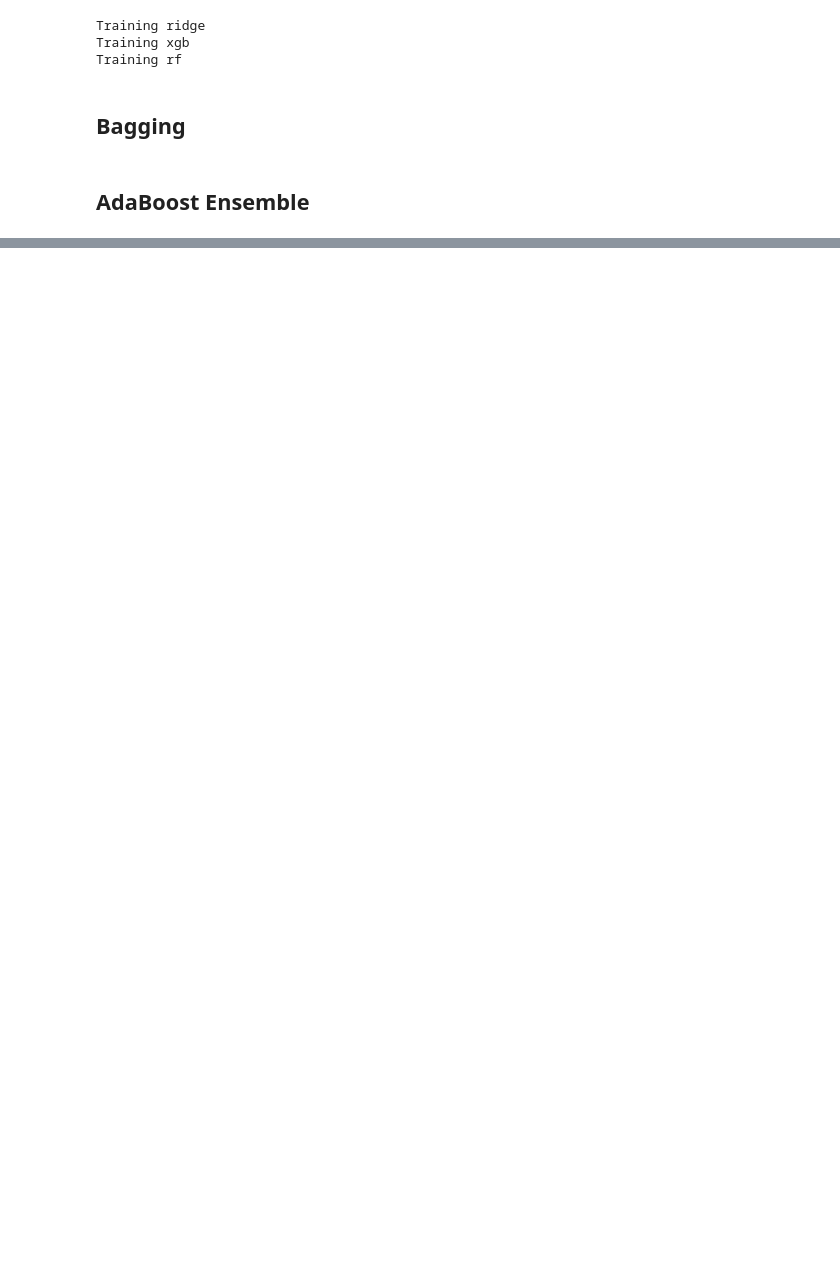
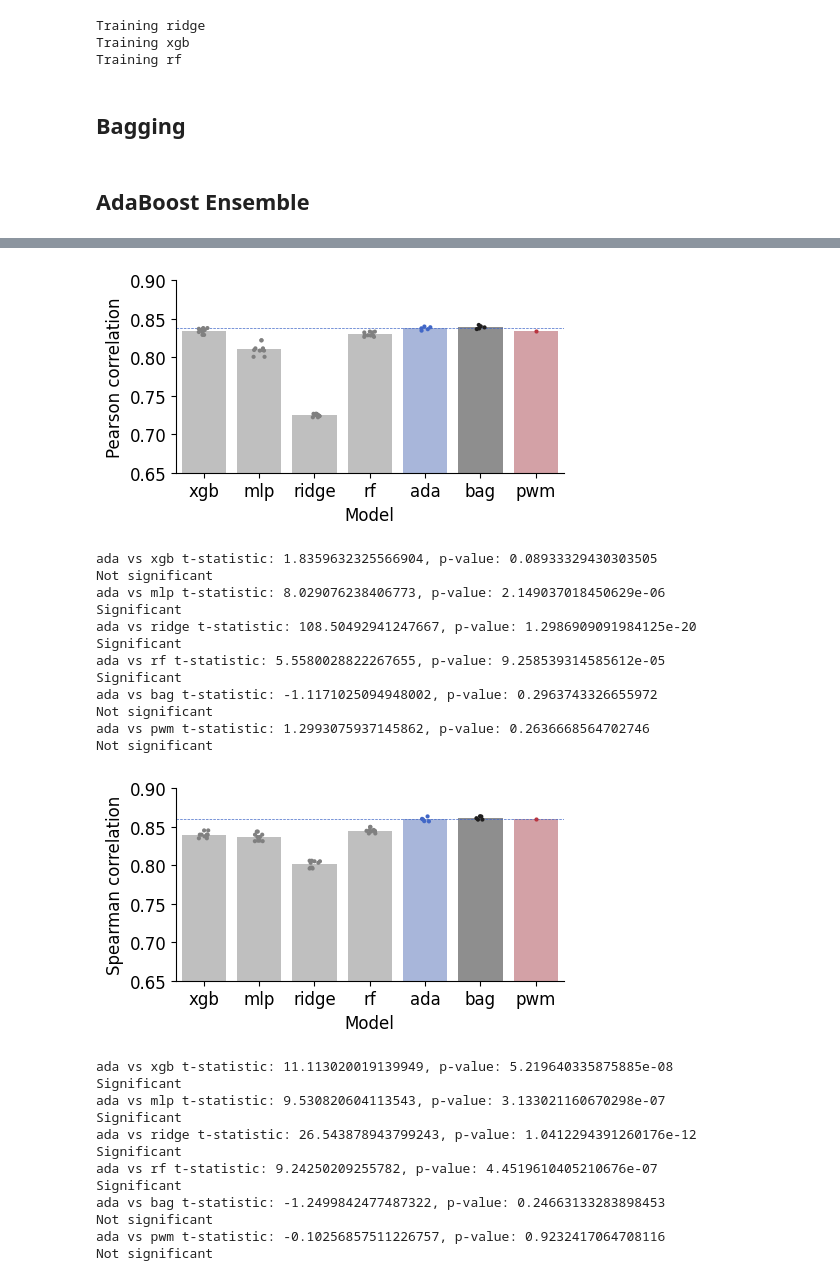
Before and after one commit to PeihengLu/ox-dissertation, a Jupyter notebook: ensemle.ipynb, the cells around one changed output, grey strips where cells are left out. Cells and saved outputs as stored; diff of their text form; code cells hidden in the pictures; blank space fills up the shorter version.

```diff
--- a/ensemle.ipynb
+++ b/ensemle.ipynb
@@ -367,0 +294,29 @@ FileNotFoundError: [Errno 2] No such file or directory: 'models/trained-models/e
+# %%
+from models.ensemble_adaboost import EnsembleAdaBoost
+from models.ensemble_bagging import EnsembleBagging
+from models.ensemble_weighted_mean import EnsembleWeightedMean
+
+data = 'ensemble-pd-hek293t-pe2.csv'
+
+performances_pearson = {}
+performances_spearman = {}
+
+
+ensemble_adaboost = EnsembleAdaBoost()
+ensemble_adaboost.fit(data)
+ensemble_adaboost_performance_pearson, ensemble_adaboost_performance_spearman = ensemble_adaboost.test(data)
+
+performances_pearson.update(ensemble_adaboost_performance_pearson)
+performances_spearman.update(ensemble_adaboost_performance_spearman)
+
+ensemble_bagging = EnsembleBagging()
+ensemble_bagging.fit(data)
+performance_pearson, performance_spearman = ensemble_bagging.test(data)
+performances_pearson.update(performance_pearson)
+performances_spearman.update(performance_spearman)
+
+ensemble_weighted_mean = EnsembleWeightedMean(optimization=False)
+ensemble_weighted_mean.fit(data)
+performance_pearson, performance_spearman = ensemble_weighted_mean.test(data)
+performances_pearson.update(performance_pearson)
+performances_spearman.update(performance_spearman)
@@ -377,37 +401,67 @@ import seaborn as sns
 alpha = 0.5
 f_size = 12
 
-for name, performance in zip(['Pearson', 'Spearman'], [ensemble_adaboost_performances_pearson, ensemble_adaboost_performances_spearman]):
+for name, performance in zip(['Pearson', 'Spearman'], [performances_pearson, performances_spearman]):
     fig, ax = plt.subplots(figsize=(5, 2.5))
     ax.set_ylim(0.65, 0.9)
-    colour_palette = iter(sns.color_palette('icefire', n_colors=len(rounds)))
-    colours = ['gray' if 'ada' not in model else next(colour_palette) for model in performance.keys()]
+    colour_palette = iter(sns.color_palette('icefire', n_colors=3))
+    colours = ['gray' if 'ada' not in model and 'pwm' not in model and 'bag' not in model else next(colour_palette) for model in performance.keys()]
     sns.stripplot(data=performance, ax=ax, alpha=1, jitter=0.1, size=3, palette=colours)
     sns.barplot(data=performance, ax=ax, alpha=alpha, palette=colours, errorbar=None)
     ax.set_xlabel('Model', fontsize=f_size)
     ax.set_ylabel(f'{name} correlation', fontsize=f_size)
     ax.tick_params(axis='both', which='major', labelsize=f_size)
     ax.tick_params(axis='both', which='minor', labelsize=f_size)
     # remove top and right spines
     ax.spines['top'].set_visible(False)
     ax.spines['right'].set_visible(False)
     # show a horizontal line at the mean for adaboost model
     for ind, model in enumerate(performance.keys()):
         if 'ada' in model:
             ax.axhline(y=np.mean(performance[model]), color=colours[ind], linestyle='--', linewidth=0.5)
     # rotate the x tick labels
     plt.show()
 
     # perform paired t-test between opt pwm models and the rest
     from scipy.stats import ttest_ind
     adaboost_values = {model: performance[model] for model in performance.keys() if 'ada' in model}
     rest_values = {model: performance[model] for model in performance.keys() if 'ada' not in model}
 
     for ensemble, performance_ensemble in zip(adaboost_values.keys(), adaboost_values.values()):
         for rest, performance_rest in zip(rest_values.keys(), rest_values.values()):
             t_stat, p_value = ttest_ind(performance_ensemble, performance_rest)
             print(f'{ensemble} vs {rest} t-statistic: {t_stat}, p-value: {p_value}')
             if p_value < 0.05:
                 print('Significant')
             else:
                 print('Not significant')
+
+    # save the figure
+    fig.savefig(pjoin('dissertation', 'figures', f'ensemble_adaboost_comparison_{name}.png'), bbox_inches='tight', dpi=300)
+# %% [output]
+[figure, added]
+ada vs xgb t-statistic: 1.8359632325566904, p-value: 0.08933329430303505
+Not significant
+ada vs mlp t-statistic: 8.029076238406773, p-value: 2.149037018450629e-06
+Significant
+ada vs ridge t-statistic: 108.50492941247667, p-value: 1.2986909091984125e-20
+Significant
+ada vs rf t-statistic: 5.5580028822267655, p-value: 9.258539314585612e-05
+Significant
+ada vs bag t-statistic: -1.1171025094948002, p-value: 0.2963743326655972
+Not significant
+ada vs pwm t-statistic: 1.2993075937145862, p-value: 0.2636668564702746
+Not significant
+[figure, added]
+ada vs xgb t-statistic: 11.113020019139949, p-value: 5.219640335875885e-08
+Significant
+ada vs mlp t-statistic: 9.530820604113543, p-value: 3.133021160670298e-07
+Significant
+ada vs ridge t-statistic: 26.543878943799243, p-value: 1.0412294391260176e-12
+Significant
+ada vs rf t-statistic: 9.24250209255782, p-value: 4.4519610405210676e-07
+Significant
+ada vs bag t-statistic: -1.2499842477487322, p-value: 0.24663133283898453
+Not significant
+ada vs pwm t-statistic: -0.10256857511226757, p-value: 0.9232417064708116
+Not significant
```
Also changed, not shown: parts of 3 cells of this notebook, 57 other files.
